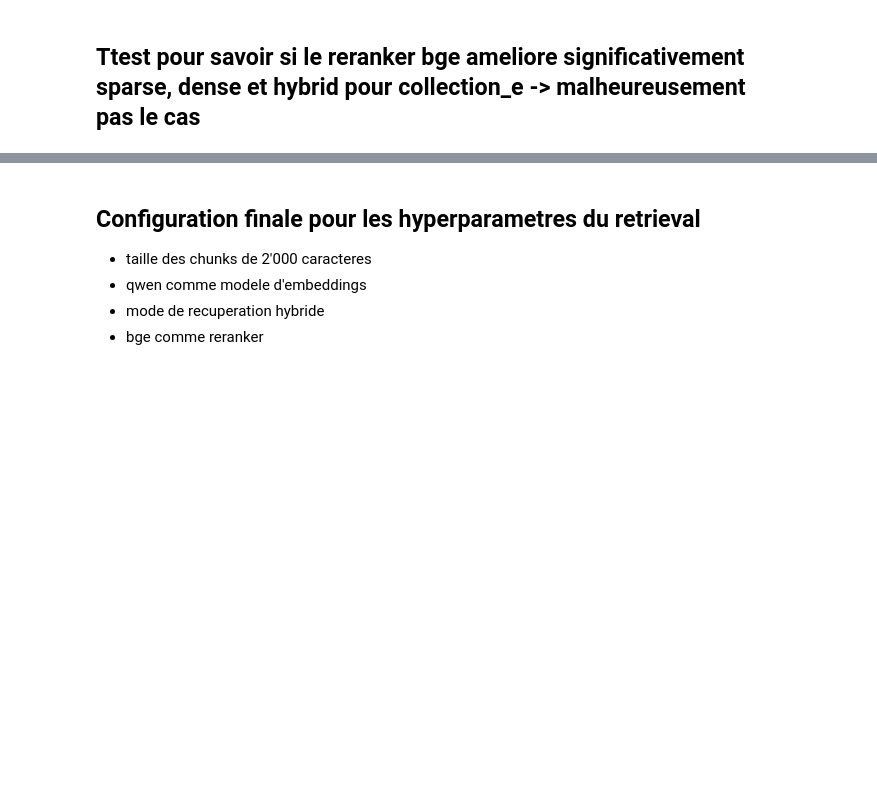
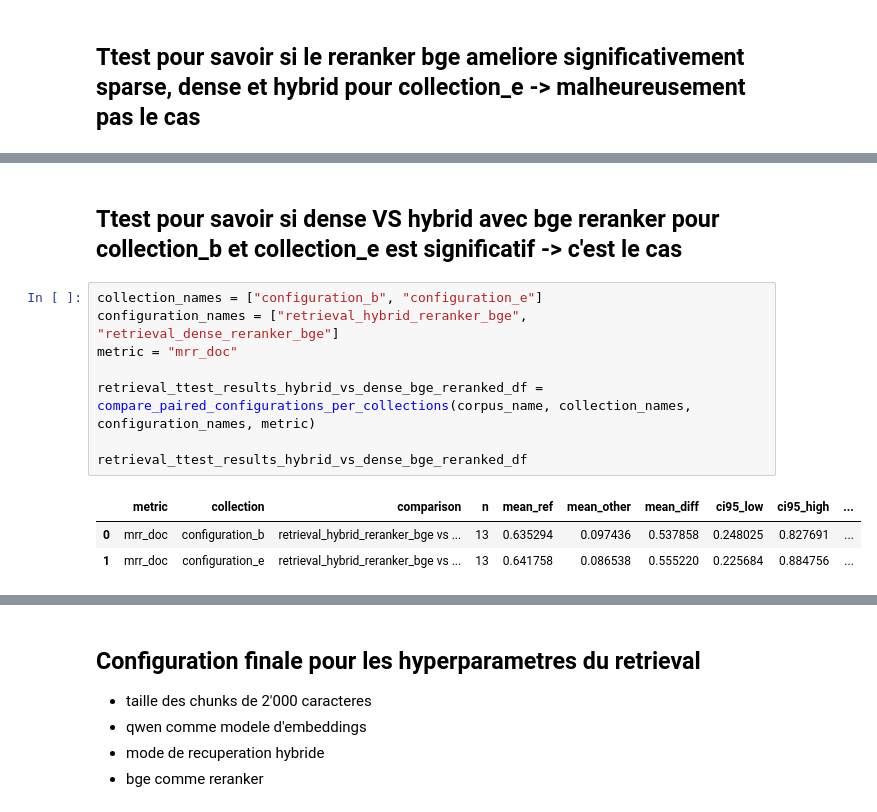
Before and after one commit to epfl-si/polylex-chatbot, a Jupyter notebook: analysis/ttest.ipynb, the cells around one changed output, grey strips where cells are left out. Cells and saved outputs as stored; diff of their text form; blank space fills up the shorter version.

```diff
--- a/analysis/ttest.ipynb
+++ b/analysis/ttest.ipynb
@@ -302,3 +302,17 @@ retrieval_ttest_results_hybrids_df
 # %% [output]
 |  | metric | collection | comparison | n | mean_ref | mean_other | mean_diff | ci95_low | ci95_high | ... |
 | 0 | mrr_doc | configuration_e | retrieval_hybrid_reranker_bge vs ... | 13 | 0.641758 | 0.35641 | 0.285348 | -0.116503 | 0.687199 | ... |
+# %% [markdown]
+## Ttest pour savoir si dense VS hybrid avec bge reranker pour collection_b et collection_e est significatif -> c'est le cas
+# %%
+collection_names = ["configuration_b", "configuration_e"]
+configuration_names = ["retrieval_hybrid_reranker_bge", "retrieval_dense_reranker_bge"]
+metric = "mrr_doc"
+
+retrieval_ttest_results_hybrid_vs_dense_bge_reranked_df = compare_paired_configurations_per_collections(corpus_name, collection_names, configuration_names, metric)
+
+retrieval_ttest_results_hybrid_vs_dense_bge_reranked_df
+# %% [output]
+|  | metric | collection | comparison | n | mean_ref | mean_other | mean_diff | ci95_low | ci95_high | ... |
+| 0 | mrr_doc | configuration_b | retrieval_hybrid_reranker_bge vs ... | 13 | 0.635294 | 0.097436 | 0.537858 | 0.248025 | 0.827691 | ... |
+| 1 | mrr_doc | configuration_e | retrieval_hybrid_reranker_bge vs ... | 13 | 0.641758 | 0.086538 | 0.555220 | 0.225684 | 0.884756 | ... |
```
Also changed, not shown: parts of 2 cells of this notebook, 18 other files.
